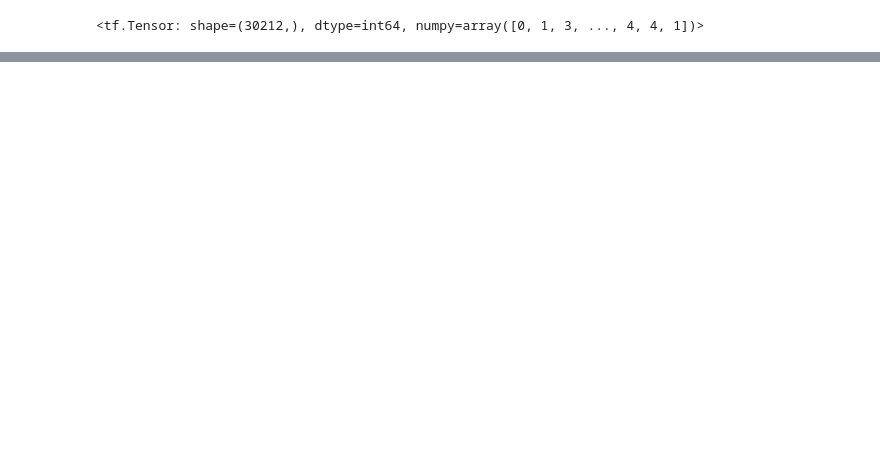
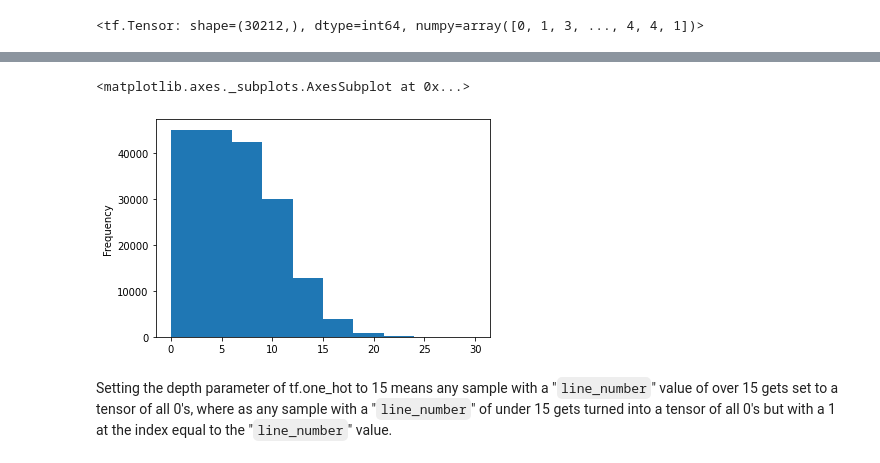
Before and after one commit to prachuryanath/TF-Learning, a Jupyter notebook: 09_SkimLit_nlp_milestone_project_2.ipynb, the cells around one changed output, grey strips where cells are left out. Drawn from its saved outputs; the diff is of its cells as text; code cells hidden in the pictures; blank space fills up the shorter version.

```diff
--- a/09_SkimLit_nlp_milestone_project_2.ipynb
+++ b/09_SkimLit_nlp_milestone_project_2.ipynb
@@ -1214,0 +1293,6 @@ model_4_results
+# %%
+# Check the distribution of "line_number" column
+train_df.line_number.plot.hist()
+# %% [output]
+<matplotlib.axes._subplots.AxesSubplot at 0x...>
+[figure, added]
@@ -1214,0 +1304,2 @@ model_4_results
+# %% [markdown]
+Setting the depth parameter of tf.one_hot to 15 means any sample with a "`line_number`" value of over 15 gets set to a tensor of all 0's, where as any sample with a "`line_number`" of under 15 gets turned into a tensor of all 0's but with a 1 at the index equal to the "`line_number`" value.
```
Also changed, not shown: parts of 88 cells of this notebook.
